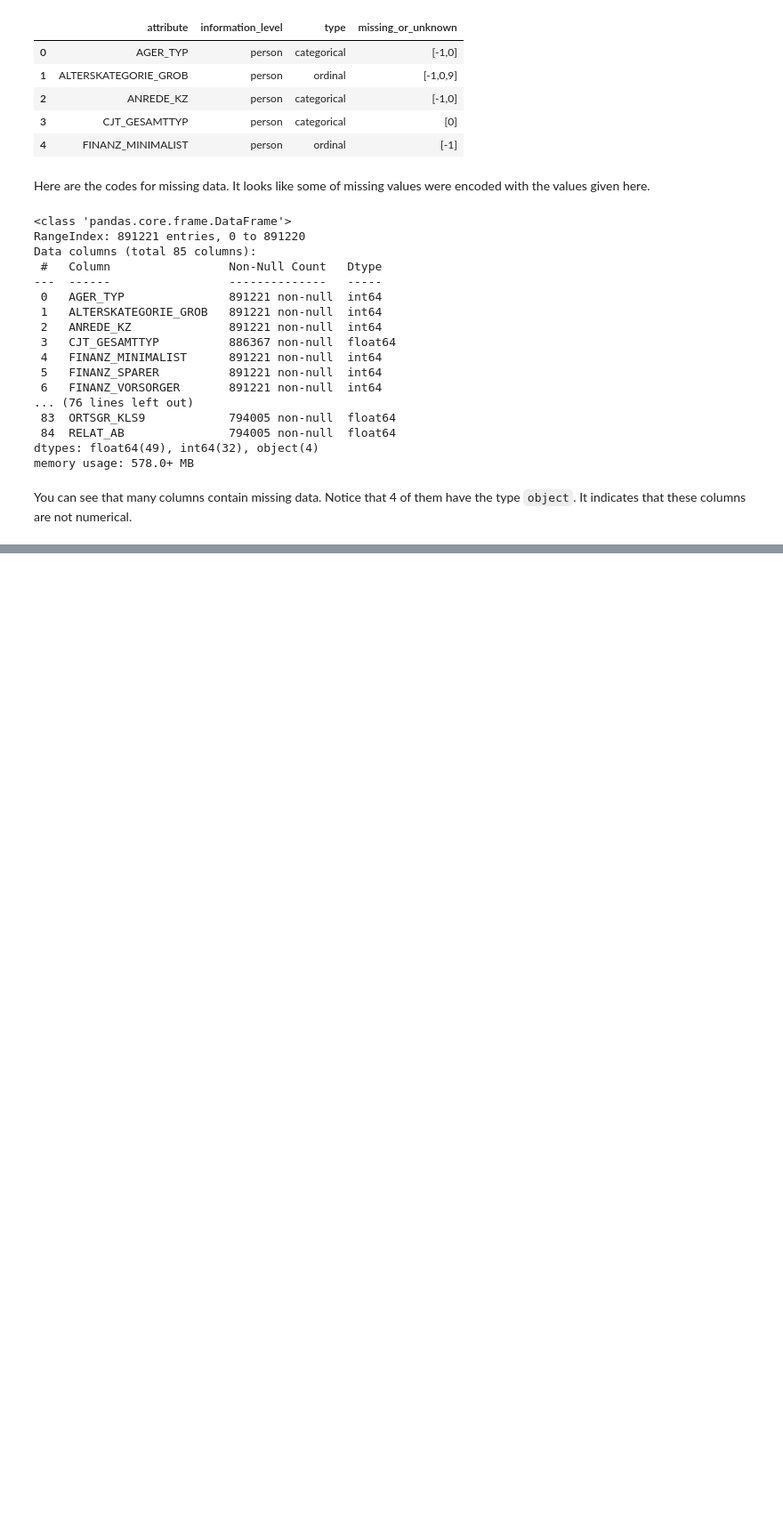
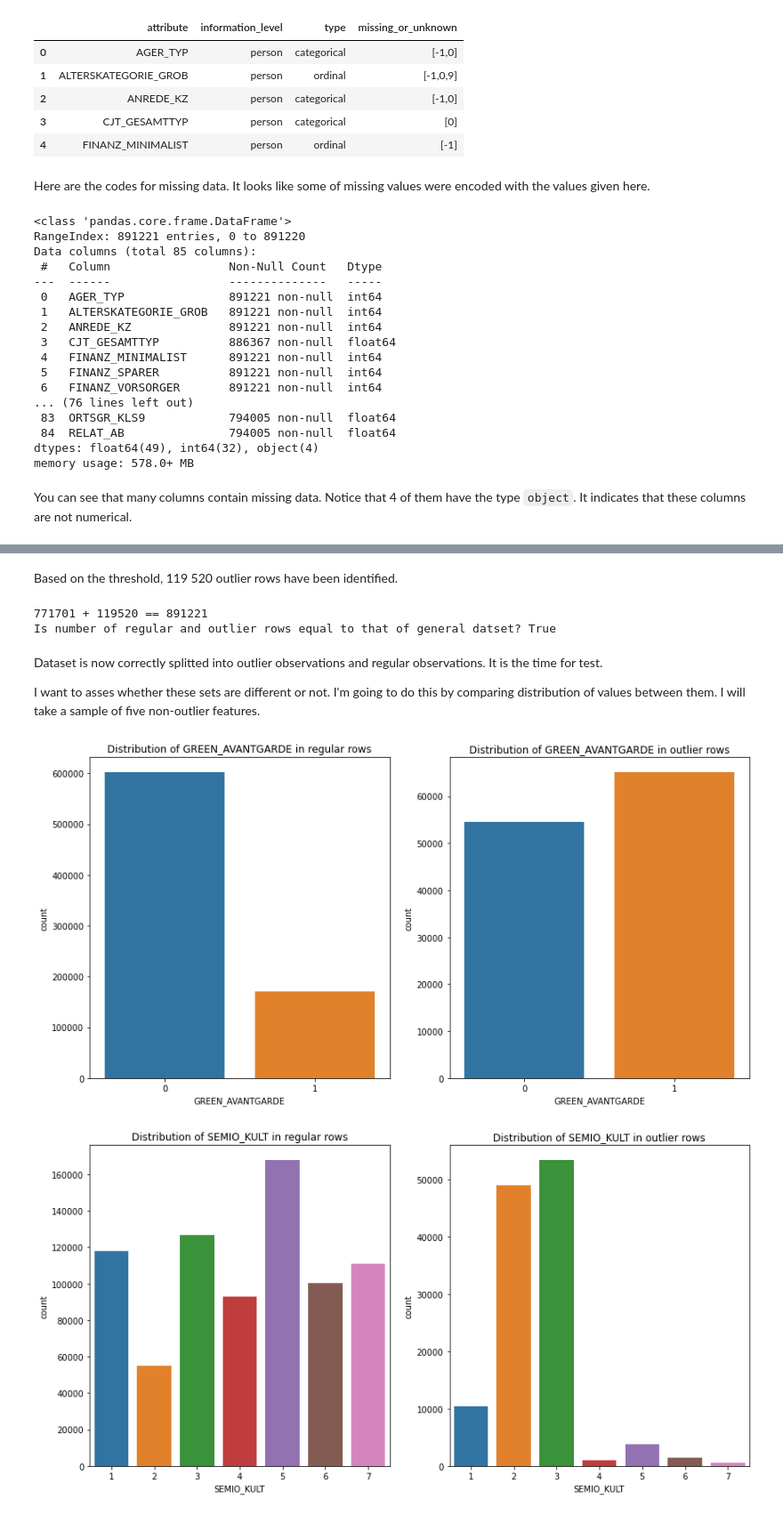
Before and after one commit to vicksam/customer-segments, a Jupyter notebook: customer_segments.ipynb, the cells around one changed output, grey strips where cells are left out. Shown: that part at 89% size. Saved outputs shown, nothing was run; the diff lists cells and outputs as text; code cells hidden in the pictures; blank space fills up the shorter version.

```diff
--- a/customer_segments.ipynb
+++ b/customer_segments.ipynb
@@ -97,0 +264,8 @@ You can see that many columns contain missing data. Notice that 4 of them have t
+# %%
+# Identify outliers
+def get_outlier_rows(dataset, threshold = 8):
+    missing = get_missing_row_counts(dataset)
+    return missing[missing > threshold]
+
+# Count the number of them
+get_outlier_rows(azdias)
@@ -97,0 +285,45 @@ You can see that many columns contain missing data. Notice that 4 of them have t
+# %% [markdown]
+Based on the threshold, 119 520 outlier rows have been identified.
+# %%
+# Split the dataset into outlier and regular rows
+def split_dataset_by_missing(dataset):
+    outlier_rows = dataset.iloc[get_outlier_rows(dataset)]
+    outlier_rows.index = get_outlier_rows(dataset).index
+    regular_rows = dataset.drop(get_outlier_rows(dataset).index)
+    return (regular_rows, outlier_rows)
+
+# Do the actual split
+regular_set, outlier_set = split_dataset_by_missing(azdias)
+# %%
+# Test the split
+print('{} + {} == {}'.format(len(regular_set), len(outlier_set), len(azdias)))
+print('Is number of regular and outlier rows equal to that of general datset? {}'.format(
+      len(regular_set) + len(outlier_set) == len(azdias)
+    )
+)
+# %% [output]
+771701 + 119520 == 891221
+Is number of regular and outlier rows equal to that of general datset? True
+# %% [markdown]
+Dataset is now correctly splitted into outlier observations and regular observations. It is the time for test.
+
+I want to asses whether these sets are different or not. I'm going to do this by comparing distribution of values between them. I will take a sample of five non-outlier features.
+# %%
+# Names of sample columns with no missing data
+missing = get_missing_column_counts(azdias)
+no_missing_column_names = [missing.index[i] for i in range(len(missing)) if missing[i] == 0]
+sample_5_column_names = pd.Series(no_missing_column_names).sample(5, random_state = 42)
+
+# Compare the distribution of values for at least five columns where there are
+# no or few missing values, between the two subsets.
+for column_name in sample_5_column_names:
+    fig, ax = plt.subplots(figsize = (14, 7), ncols = 2)
+    ax1 = sns.countplot(regular_set[column_name], ax = ax[0])
+    ax1.set_title('Distribution of {} in regular rows'.format(column_name))
+    ax2 = sns.countplot(outlier_set[column_name], ax = ax[1])
+    ax2.set_title('Distribution of {} in outlier rows'.format(column_name))
+
+    fig.show()
+# %% [output]
+[figure, added]
+[figure, added]
```
Also changed, not shown: parts of 72 cells of this notebook, 1 other file.
